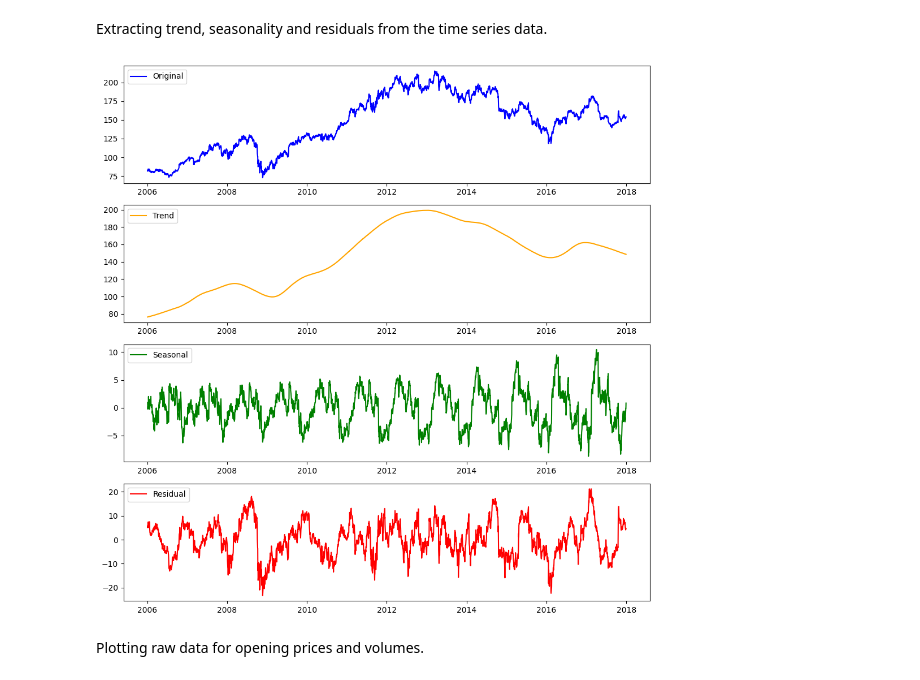
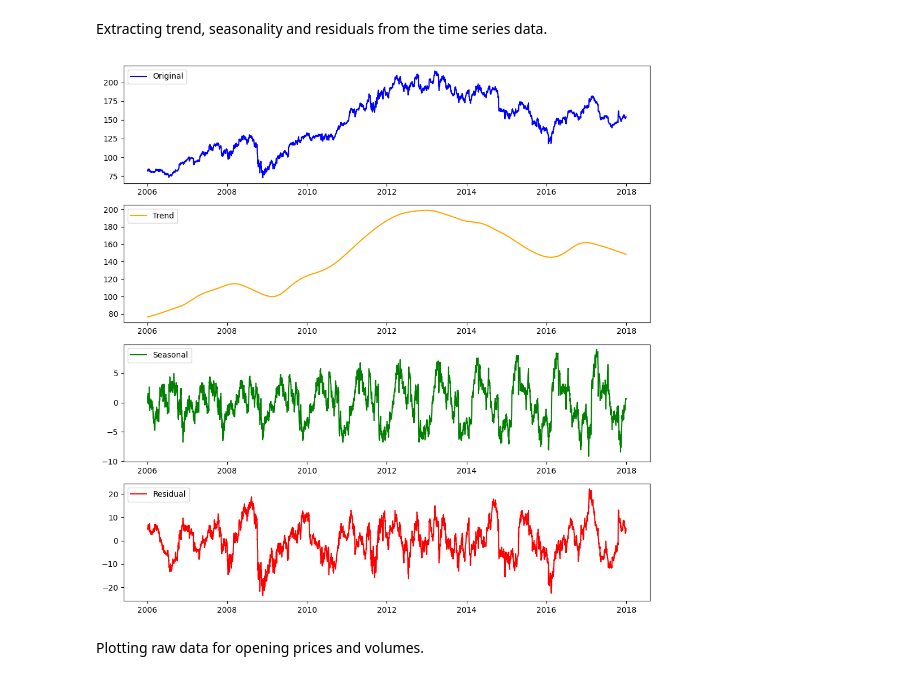
Before and after one commit to knuutti/stock-market-forecasting, a Jupyter notebook: project.ipynb, the cells around one changed output. Cells and saved outputs as stored; diff of their text form; code cells hidden in the pictures.

```diff
--- a/project.ipynb
+++ b/project.ipynb
@@ -24,0 +27,21 @@ df.describe()
+# %%
+# Filling missing dates with the previous day's values
+first_date = df['Date'].min()
+last_date = df['Date'].max()
+
+for single_date in pd.date_range(start=first_date, end=last_date):
+    if single_date.strftime('%Y-%m-%d') not in df['Date'].values:
+        previous_date = (single_date - pd.Timedelta(days=1)).strftime('%Y-%m-%d')
+        previous_row = df[df['Date'] == previous_date]
+        new_row = previous_row.copy()
+        new_row['Date'] = single_date.strftime('%Y-%m-%d')
+        df = pd.concat([df, new_row], ignore_index=True)
+df = df.sort_values(by='Date').reset_index(drop=True)
+
+# Find missing values in the data
+missing_values = df.isnull().sum()
+print("Missing values in each column:")
+print(missing_values)
+
+# Fill missing values with previous day's values
+df.fillna(method='ffill', inplace=True)
@@ -25,36 +58,33 @@ df.describe()
 # %% [markdown]
 Extracting trend, seasonality and residuals from the time series data.
 # %%
-# drop missing values and provide an explicit period so STL doesn't need to infer it from the index
 dates = pd.to_datetime(df['Date'])
 series = df["Open"]
 
-series = series.dropna()
-dates = dates[series.index]
+stl = STL(series, period=365, seasonal=13)
 
-stl = STL(series, period=252, seasonal=17)
 res = stl.fit()
 
 trend = res.trend
 seasonal = res.seasonal
 resid = res.resid
 
 plt.figure(figsize=(10, 10))
 plt.subplot(4, 1, 1)
 plt.plot(dates, series, label='Original', color='blue')
 plt.legend(loc='upper left')
 plt.subplot(4, 1, 2)
 plt.plot(dates, trend, label='Trend', color='orange')
 plt.legend(loc='upper left')
 plt.subplot(4, 1, 3)
 plt.plot(dates, seasonal, label='Seasonal', color='green')
 plt.legend(loc='upper left')
 plt.subplot(4, 1, 4)
 plt.plot(dates, resid, label='Residual', color='red')
 plt.legend(loc='upper left')
 plt.tight_layout()
 plt.show()
 # %% [output]
-[figure, old version]
+[figure, new version]
 # %% [markdown]
 Plotting raw data for opening prices and volumes.
```
Also changed, not shown: parts of 9 cells of this notebook.
